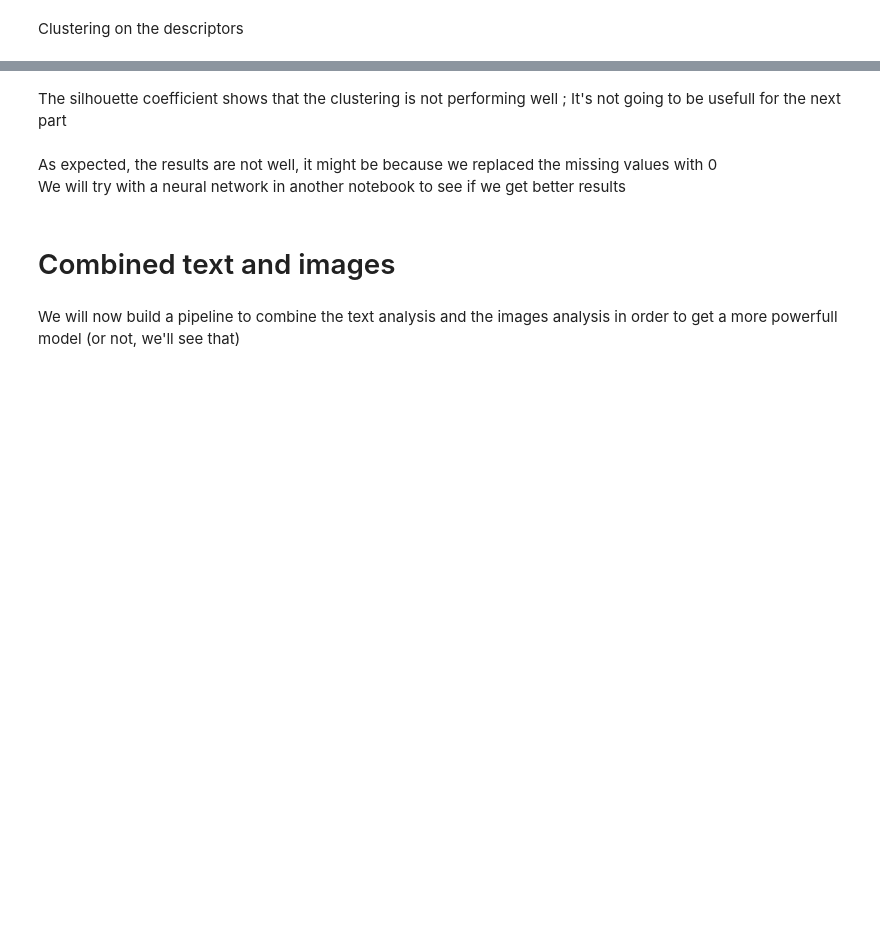
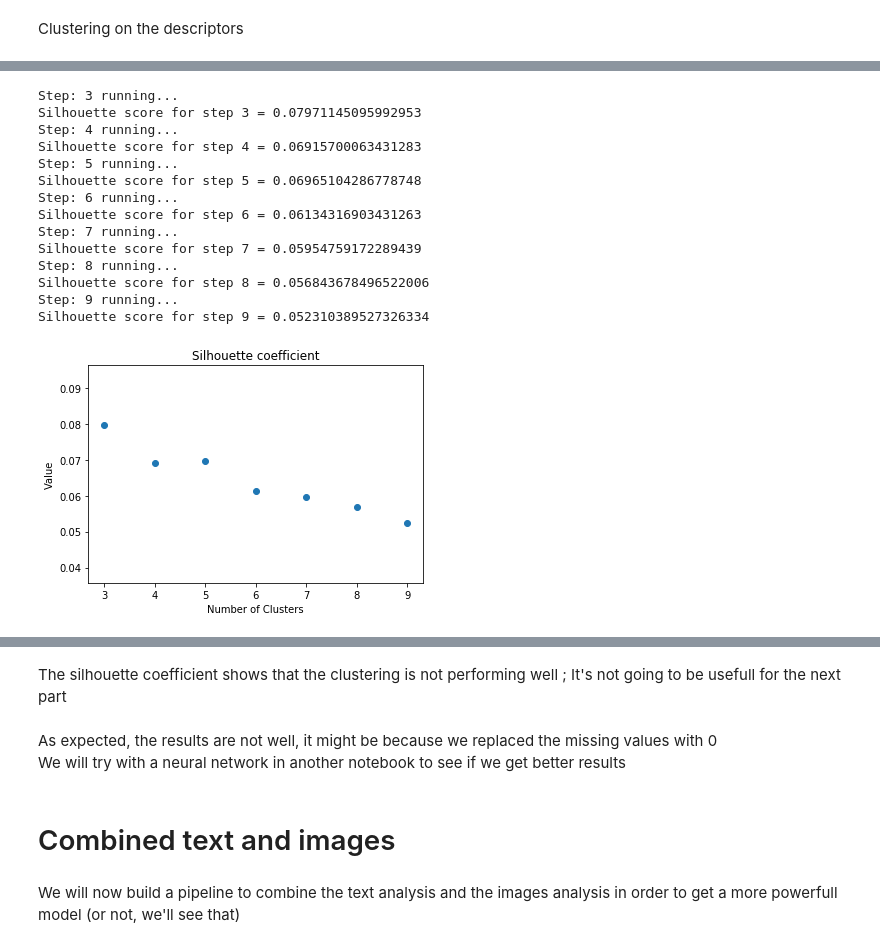
Before and after one commit to Julien-paulet/Ds_projet6, a Jupyter notebook: P6_02_notebook_analyses.ipynb, the cells around one changed output, grey strips where cells are left out. Drawn from its saved outputs; the diff is of its cells as text; code cells hidden in the pictures; blank space fills up the shorter version.

```diff
--- a/P6_02_notebook_analyses.ipynb
+++ b/P6_02_notebook_analyses.ipynb
@@ -563,2 +446,21 @@ silhouette_coef
+# %%
+nbr_clust = [3,4,5,6,7,8,9]
+silhouette_coef = clustering.silhouette(des_df_dev, X_scaled, nbr_clust)
+# %% [output]
+Step: 3 running...
+Silhouette score for step 3 = 0.07971145095992953
+Step: 4 running...
+Silhouette score for step 4 = 0.06915700063431283
+Step: 5 running...
+Silhouette score for step 5 = 0.06965104286778748
+Step: 6 running...
+Silhouette score for step 6 = 0.06134316903431263
+Step: 7 running...
+Silhouette score for step 7 = 0.05954759172289439
+Step: 8 running...
+Silhouette score for step 8 = 0.056843678496522006
+Step: 9 running...
+Silhouette score for step 9 = 0.052310389527326334
+[figure, added]
 # %%
 z
```
Also changed, not shown: parts of 22 cells of this notebook, 1 other file.
